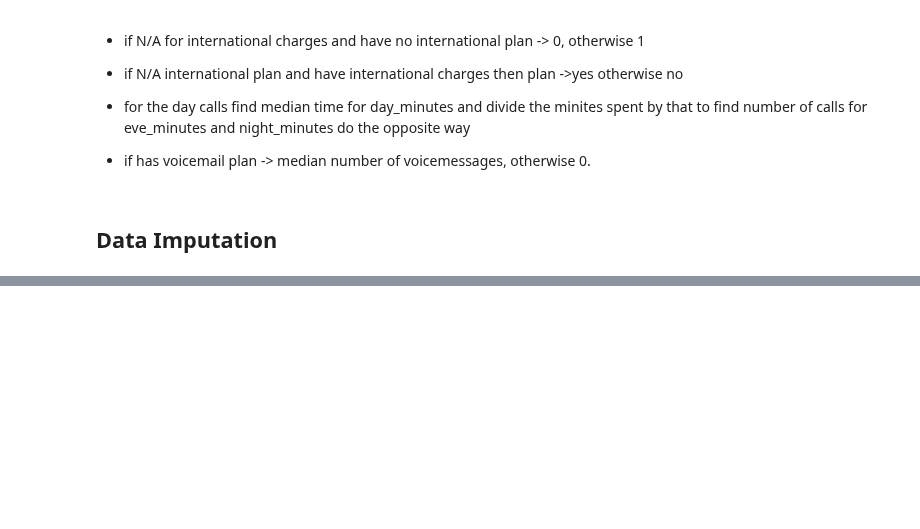
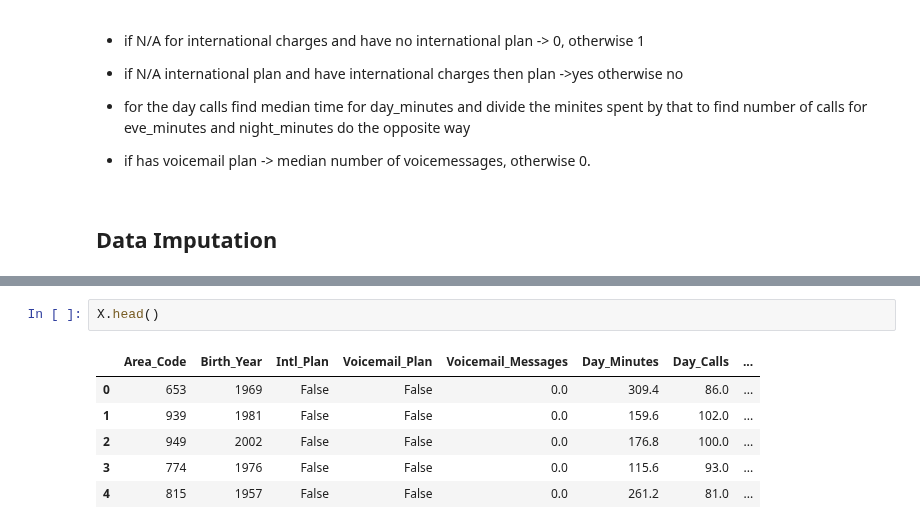
Before and after one commit to Jonathan-Le-Roux/Telecom-Customer--Attrition-Classification, a Jupyter notebook: analysis.ipynb, the cells around one changed output, grey strips where cells are left out. Drawn from its saved outputs; the diff is of its cells as text; blank space fills up the shorter version.

```diff
--- a/analysis.ipynb
+++ b/analysis.ipynb
@@ -114,0 +154,9 @@ X[X['Intl_Plan']== 'yes'][5:10]
+# %%
+X.head()
+# %% [output]
+|  | Area_Code | Birth_Year | Intl_Plan | Voicemail_Plan | Voicemail_Messages | Day_Minutes | Day_Calls | ... |
+| 0 | 653 | 1969 | False | False | 0.0 | 309.4 | 86.0 | ... |
+| 1 | 939 | 1981 | False | False | 0.0 | 159.6 | 102.0 | ... |
+| 2 | 949 | 2002 | False | False | 0.0 | 176.8 | 100.0 | ... |
+| 3 | 774 | 1976 | False | False | 0.0 | 115.6 | 93.0 | ... |
+| 4 | 815 | 1957 | False | False | 0.0 | 261.2 | 81.0 | ... |
```
Also changed, not shown: parts of 29 cells of this notebook.
